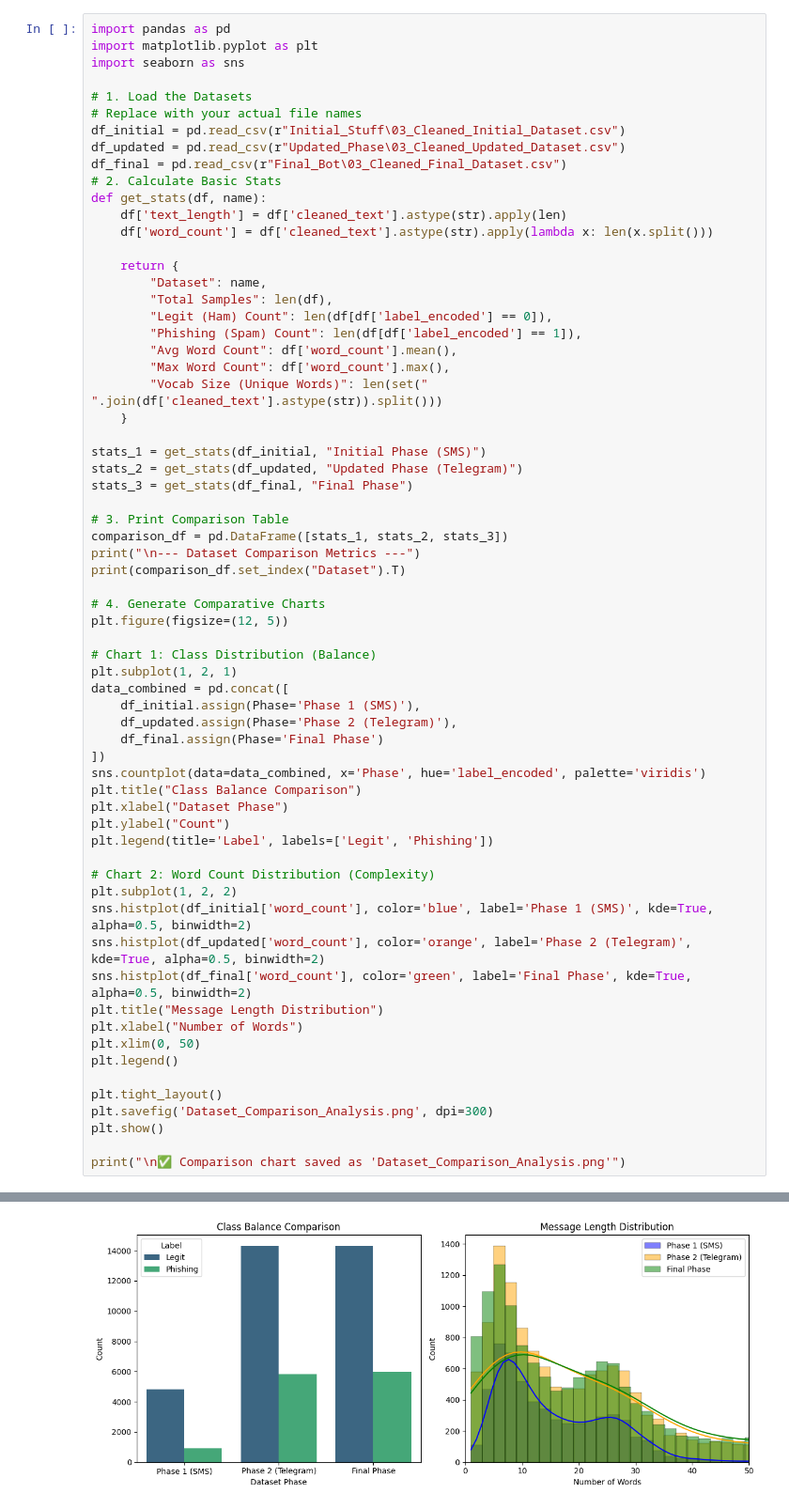
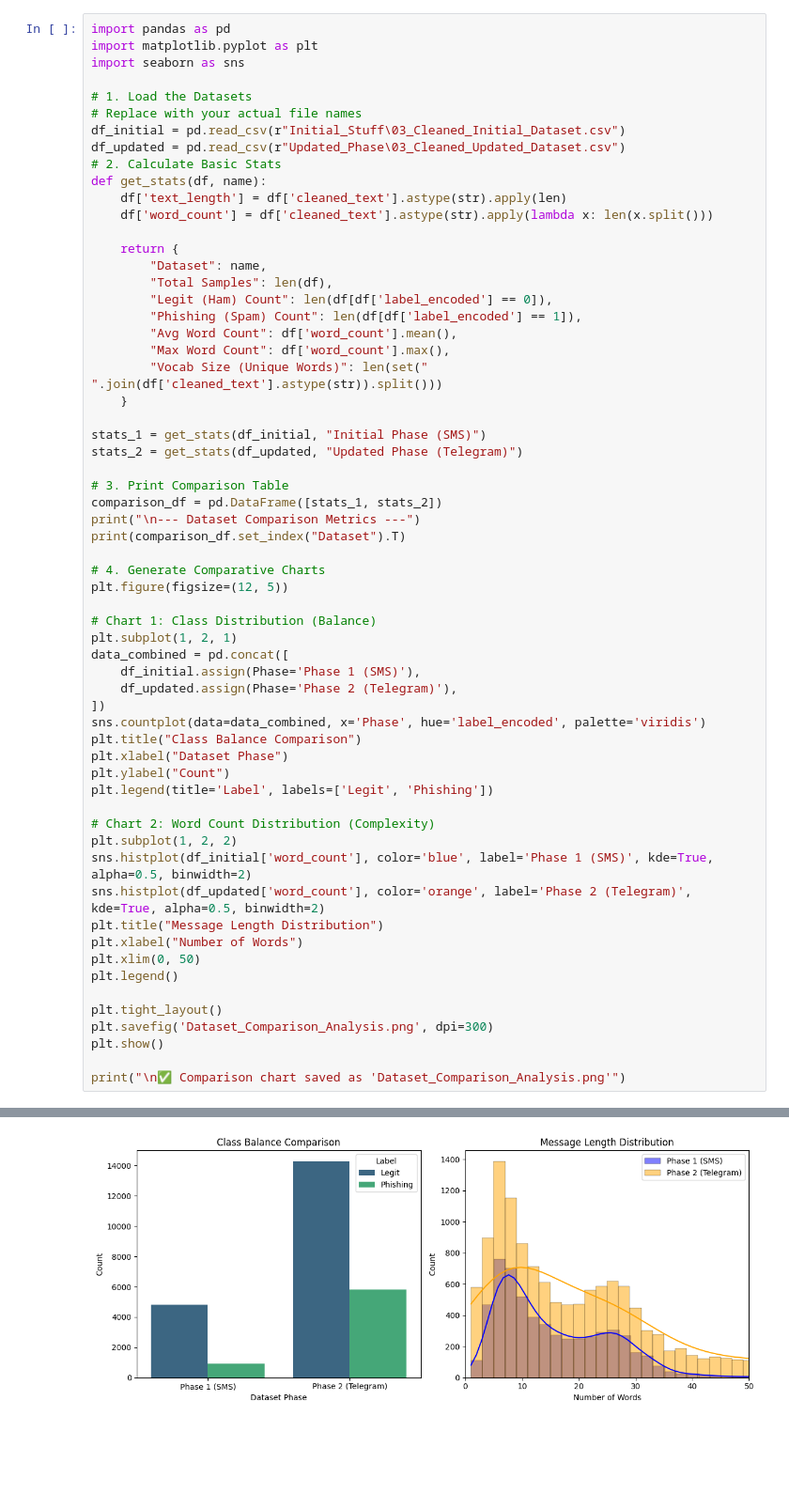
Before and after one commit to NOTDYLAN617/Machine_Phishing_Detector, a Jupyter notebook: Dataset_Comparison.ipynb, the cells around one changed output, grey strips where cells are left out. Shown at 94% size. Drawn from its saved outputs; the diff is of its cells as text; blank space fills up the shorter version.

Commit message:
Changes to dataset plotter

```diff
--- a/Dataset_Comparison.ipynb
+++ b/Dataset_Comparison.ipynb
@@ -7,7 +7,6 @@ import seaborn as sns
 # Replace with your actual file names
 df_initial = pd.read_csv(r"Initial_Stuff\03_Cleaned_Initial_Dataset.csv")
 df_updated = pd.read_csv(r"Updated_Phase\03_Cleaned_Updated_Dataset.csv")
-df_final = pd.read_csv(r"Final_Bot\03_Cleaned_Final_Dataset.csv")
 # 2. Calculate Basic Stats
 def get_stats(df, name):
     df['text_length'] = df['cleaned_text'].astype(str).apply(len)
@@ -25,10 +24,9 @@ def get_stats(df, name):
 
 stats_1 = get_stats(df_initial, "Initial Phase (SMS)")
 stats_2 = get_stats(df_updated, "Updated Phase (Telegram)")
-stats_3 = get_stats(df_final, "Final Phase")
 
 # 3. Print Comparison Table
-comparison_df = pd.DataFrame([stats_1, stats_2, stats_3])
+comparison_df = pd.DataFrame([stats_1, stats_2])
 print("\n--- Dataset Comparison Metrics ---")
 print(comparison_df.set_index("Dataset").T)
 
@@ -40,7 +38,6 @@ plt.subplot(1, 2, 1)
 data_combined = pd.concat([
     df_initial.assign(Phase='Phase 1 (SMS)'),
     df_updated.assign(Phase='Phase 2 (Telegram)'),
-    df_final.assign(Phase='Final Phase')
 ])
 sns.countplot(data=data_combined, x='Phase', hue='label_encoded', palette='viridis')
 plt.title("Class Balance Comparison")
@@ -52,7 +49,6 @@ plt.legend(title='Label', labels=['Legit', 'Phishing'])
 plt.subplot(1, 2, 2)
 sns.histplot(df_initial['word_count'], color='blue', label='Phase 1 (SMS)', kde=True, alpha=0.5, binwidth=2)
 sns.histplot(df_updated['word_count'], color='orange', label='Phase 2 (Telegram)', kde=True, alpha=0.5, binwidth=2)
-sns.histplot(df_final['word_count'], color='green', label='Final Phase', kde=True, alpha=0.5, binwidth=2)
 plt.title("Message Length Distribution")
 plt.xlabel("Number of Words")
 plt.xlim(0, 50)
@@ -83,2 +71,2 @@ Vocab Size (Unique Words)  65398.000000
-[figure, old version]
+[figure, new version]
 ✅ Comparison chart saved as 'Dataset_Comparison_Analysis.png'
```
Also changed, not shown: parts of 1 cell of this notebook.
